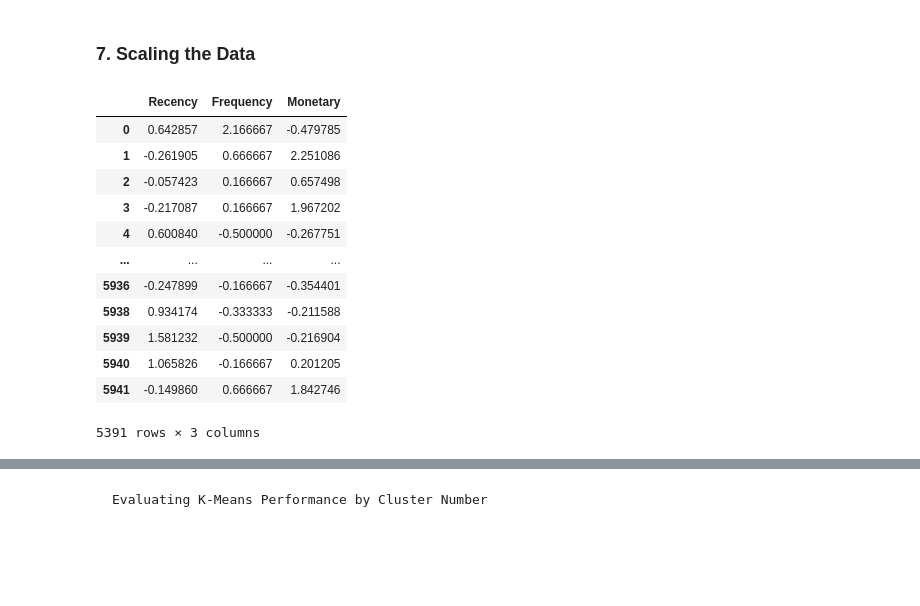
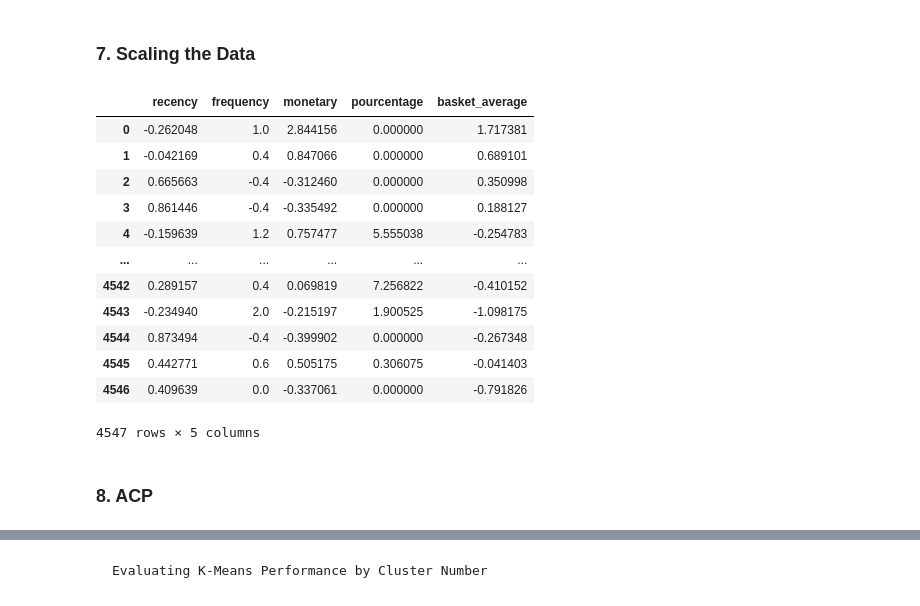
Before and after one commit to Noura-ou/projet_segmentation_client, a Jupyter notebook: src/test_noura.ipynb, the cells around one changed output, grey strips where cells are left out. Cells and saved outputs as stored; diff of their text form; code cells hidden in the pictures; blank space fills up the shorter version.

```diff
--- a/src/test_noura.ipynb
+++ b/src/test_noura.ipynb
@@ -46,0 +10,5 @@ dtype: object
+# %%
+data = pd.read_csv("../data/rfm.csv")
+
+# Vérifier les types de données
+print(data.dtypes)
@@ -163,0 +93,12 @@ rfm
+# %%
+# Définir le seuil de suppression des valeurs extrêmes (par exemple, 0.95 pour garder les 95% des observations)
+quantile_threshold = 0.95
+
+# Calculer les quantiles pour chaque variable
+quantiles = data.quantile(quantile_threshold)
+
+# Appliquer la suppression des valeurs extrêmes pour chaque variable
+filtered_data = data[(data <= quantiles).all(axis=1)]
+
+# Afficher les statistiques résumées de l'ensemble de données filtré
+filtered_data.describe()
@@ -163,0 +115,2 @@ rfm
+# %%
+filtered_data = filtered_data.reset_index(drop=True)
@@ -164,24 +165,27 @@ rfm
 # %% [markdown]
 ### 7. Scaling the Data
 # %%
-from sklearn.preprocessing import StandardScaler, RobustScaler
-# rfms = StandardScaler().fit(rfm[c]).transform(rfm[c])
-rfms = RobustScaler().fit(rfm[c]).transform(rfm[c])
+c = ['recency', 'frequency', 'monetary' , 'pourcentage' , 'basket_average']
+
+#rfms = StandardScaler().fit(data[c]).transform(data[c])
+rfms = RobustScaler().fit(filtered_data[c]).transform(filtered_data[c])
 
 rfms = pd.DataFrame(rfms, columns=c)
-rfmsno = rfms[c][np.abs(rfms[c] < 3).all(axis=1)]
-rfmsno
+
+rfms
 # %% [output]
-|  | Recency | Frequency | Monetary |
-| 0 | 0.642857 | 2.166667 | -0.479785 |
-| 1 | -0.261905 | 0.666667 | 2.251086 |
-| 2 | -0.057423 | 0.166667 | 0.657498 |
-| 3 | -0.217087 | 0.166667 | 1.967202 |
-| 4 | 0.600840 | -0.500000 | -0.267751 |
-| ... | ... | ... | ... |
-| 5936 | -0.247899 | -0.166667 | -0.354401 |
-| 5938 | 0.934174 | -0.333333 | -0.211588 |
-| 5939 | 1.581232 | -0.500000 | -0.216904 |
-| 5940 | 1.065826 | -0.166667 | 0.201205 |
-| 5941 | -0.149860 | 0.666667 | 1.842746 |
+|  | recency | frequency | monetary | pourcentage | basket_average |
+| 0 | -0.262048 | 1.0 | 2.844156 | 0.000000 | 1.717381 |
+| 1 | -0.042169 | 0.4 | 0.847066 | 0.000000 | 0.689101 |
+| 2 | 0.665663 | -0.4 | -0.312460 | 0.000000 | 0.350998 |
+| 3 | 0.861446 | -0.4 | -0.335492 | 0.000000 | 0.188127 |
+| 4 | -0.159639 | 1.2 | 0.757477 | 5.555038 | -0.254783 |
+| ... | ... | ... | ... | ... | ... |
+| 4542 | 0.289157 | 0.4 | 0.069819 | 7.256822 | -0.410152 |
+| 4543 | -0.234940 | 2.0 | -0.215197 | 1.900525 | -1.098175 |
+| 4544 | 0.873494 | -0.4 | -0.399902 | 0.000000 | -0.267348 |
+| 4545 | 0.442771 | 0.6 | 0.505175 | 0.306075 | -0.041403 |
+| 4546 | 0.409639 | 0.0 | -0.337061 | 0.000000 | -0.791826 |
-5391 rows × 3 columns
+4547 rows × 5 columns
+# %% [markdown]
+### 8. ACP
```
Also changed, not shown: parts of 32 cells of this notebook, 4 other files.
